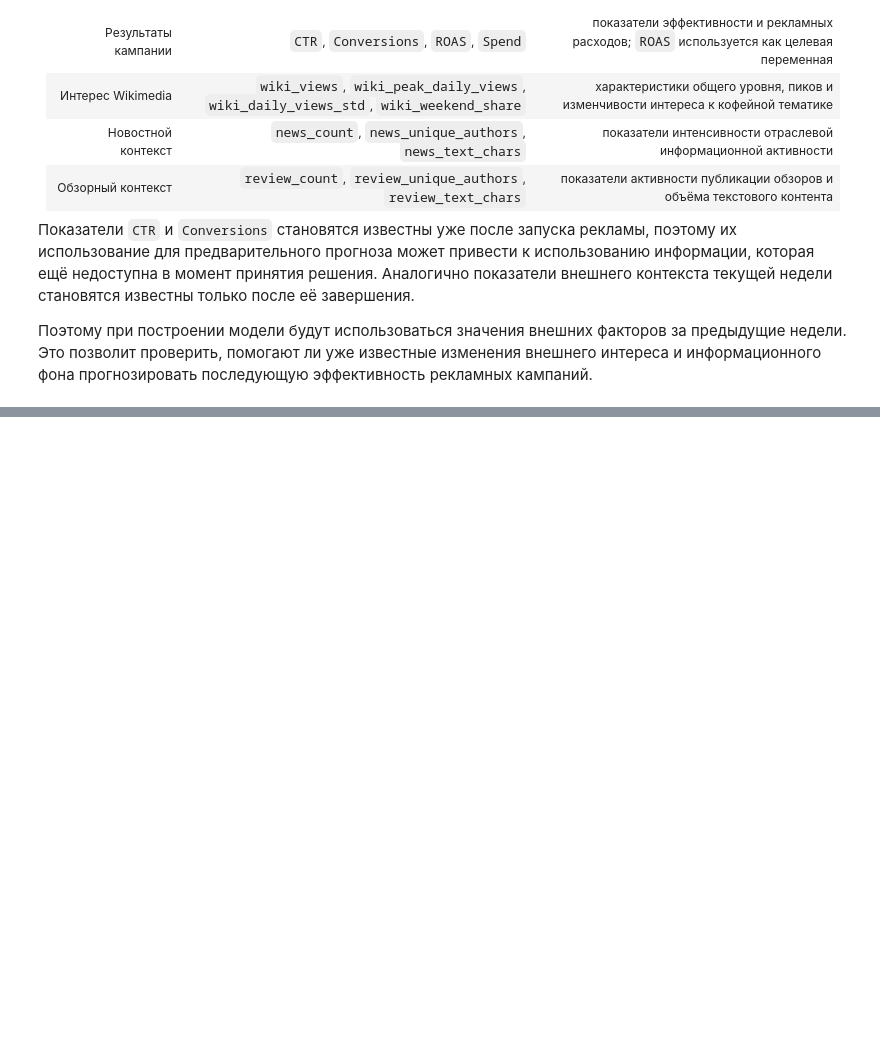
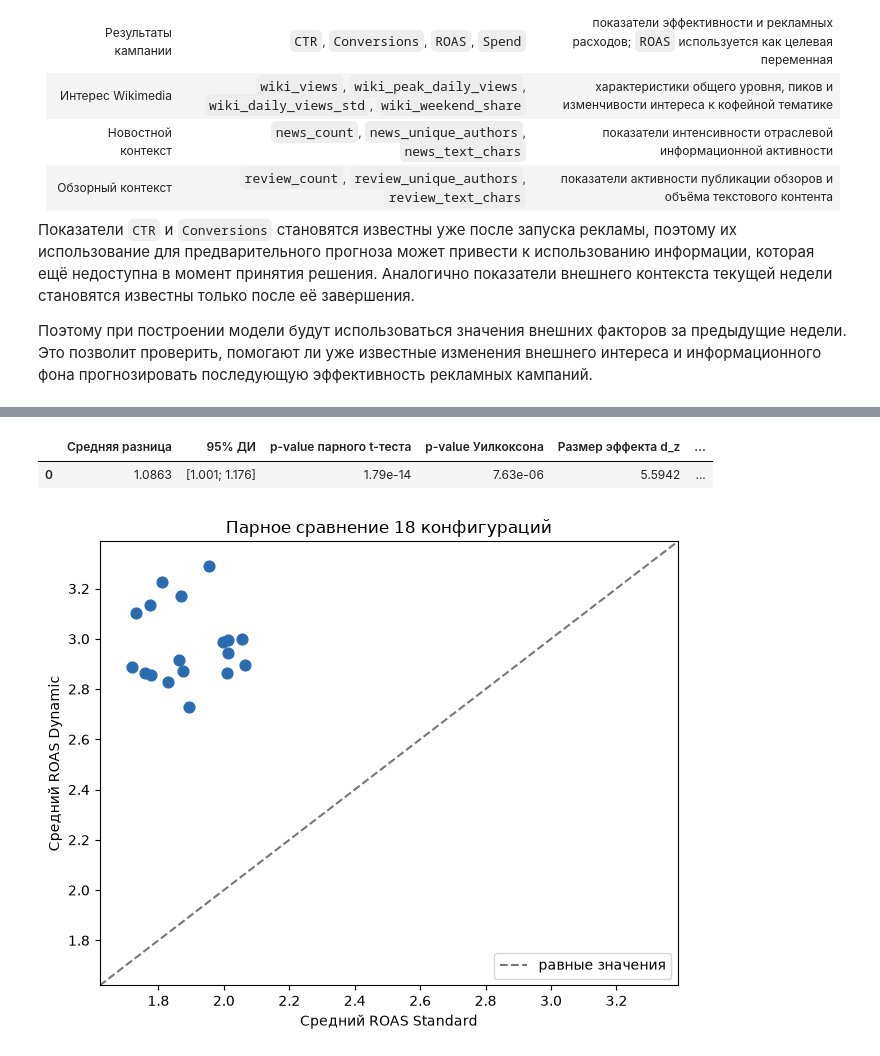
Before and after one commit to cool9595/how_to_social_marketing, a Jupyter notebook: coursework.ipynb, the cells around one changed output, grey strips where cells are left out. Cells and saved outputs as stored; diff of their text form; code cells hidden in the pictures; blank space fills up the shorter version.

```diff
--- a/coursework.ipynb
+++ b/coursework.ipynb
@@ -963,0 +1384,73 @@ display(final_df.head(3))
+# %%
+# Формирование пар: одинаковые Funnel, Audience и Creative, разные стратегии ретаргетинга.
+pair_keys = ["Funnel", "Audience", "Creative"]
+pair_wide = analysis_df.pivot_table(
+    index=pair_keys + ["Date"], columns="Retargeting",
+    values=["ROAS", "Spend", "Audience_Size"], aggfunc="first"
+)
+pair_wide.columns = [f"{metric}_{strategy}" for metric, strategy in pair_wide.columns]
+pair_wide = pair_wide.reset_index()
+required_pair_columns = [
+    "ROAS_Dynamic", "ROAS_Standard", "Spend_Dynamic", "Spend_Standard",
+    "Audience_Size_Dynamic", "Audience_Size_Standard",
+]
+missing_pair_columns = [c for c in required_pair_columns if c not in pair_wide.columns]
+if missing_pair_columns:
+    raise ValueError(f"Не удалось сформировать полные пары кампаний: {missing_pair_columns}")
+
+pair_wide["pair_id"] = pair_wide[pair_keys].astype(str).agg(" | ".join, axis=1)
+pair_wide["ROAS_difference"] = pair_wide["ROAS_Dynamic"] - pair_wide["ROAS_Standard"]
+pair_wide["Spend_difference"] = pair_wide["Spend_Dynamic"] - pair_wide["Spend_Standard"]
+pair_wide["Audience_Size_difference"] = pair_wide["Audience_Size_Dynamic"] - pair_wide["Audience_Size_Standard"]
+pair_wide["mean_spend"] = (pair_wide["Spend_Dynamic"] + pair_wide["Spend_Standard"]) / 2
+
+expected_pair_weeks = pair_wide["pair_id"].nunique() * pair_wide["Date"].nunique()
+if len(pair_wide) != expected_pair_weeks:
+    raise ValueError("Временное покрытие сопоставимых конфигураций неполное")
+
+pair_means = (
+    pair_wide.groupby("pair_id", observed=True)
+    .agg(
+        Dynamic_ROAS=("ROAS_Dynamic", "mean"),
+        Standard_ROAS=("ROAS_Standard", "mean"),
+        ROAS_difference=("ROAS_difference", "mean"),
+        Spend_difference=("Spend_difference", "mean"),
+        Audience_Size_difference=("Audience_Size_difference", "mean"),
+        Funnel=("Funnel", "first"), Audience=("Audience", "first"), Creative=("Creative", "first"),
+    )
+    .reset_index()
+)
+
+def paired_statistics(values, seed=42, n_boot=20_000):
+    values = np.asarray(values, dtype=float)
+    rng = np.random.default_rng(seed)
+    bootstrap_means = rng.choice(values, size=(n_boot, len(values)), replace=True).mean(axis=1)
+    t_result = stats.ttest_1samp(values, 0)
+    w_result = stats.wilcoxon(values, zero_method="wilcox")
+    return {
+        "Средняя разница": values.mean(),
+        "95% ДИ": f"[{np.quantile(bootstrap_means, .025):.3f}; {np.quantile(bootstrap_means, .975):.3f}]",
+        "p-value парного t-теста": f"{t_result.pvalue:.2e}",
+        "p-value Уилкоксона": f"{w_result.pvalue:.2e}",
+        "Размер эффекта d_z": values.mean() / values.std(ddof=1),
+        "Положительных пар": int((values > 0).sum()),
+        "Всего пар": len(values),
+    }
+
+pair_effect = pd.DataFrame([paired_statistics(pair_means["ROAS_difference"])])
+display(pair_effect.round(4))
+
+# График показывает средние ROAS в 18 сопоставимых конфигурациях.
+fig, ax = plt.subplots(figsize=(6.6, 5.4))
+lo = min(pair_means["Standard_ROAS"].min(), pair_means["Dynamic_ROAS"].min()) - .1
+hi = max(pair_means["Standard_ROAS"].max(), pair_means["Dynamic_ROAS"].max()) + .1
+ax.scatter(pair_means["Standard_ROAS"], pair_means["Dynamic_ROAS"], color="#2b6cb0", s=60)
+ax.plot([lo, hi], [lo, hi], linestyle="--", color="#777777", label="равные значения")
+ax.set_xlim(lo, hi); ax.set_ylim(lo, hi)
+ax.set_xlabel("Средний ROAS Standard"); ax.set_ylabel("Средний ROAS Dynamic")
+ax.set_title("Парное сравнение 18 конфигураций"); ax.legend()
+plt.tight_layout(); plt.show()
+# %% [output]
+|  | Средняя разница | 95% ДИ | p-value парного t-теста | p-value Уилкоксона | Размер эффекта d_z | ... |
+| 0 | 1.0863 | [1.001; 1.176] | 1.79e-14 | 7.63e-06 | 5.5942 | ... |
+[figure, added]
```
Also changed, not shown: parts of 29 cells of this notebook.
